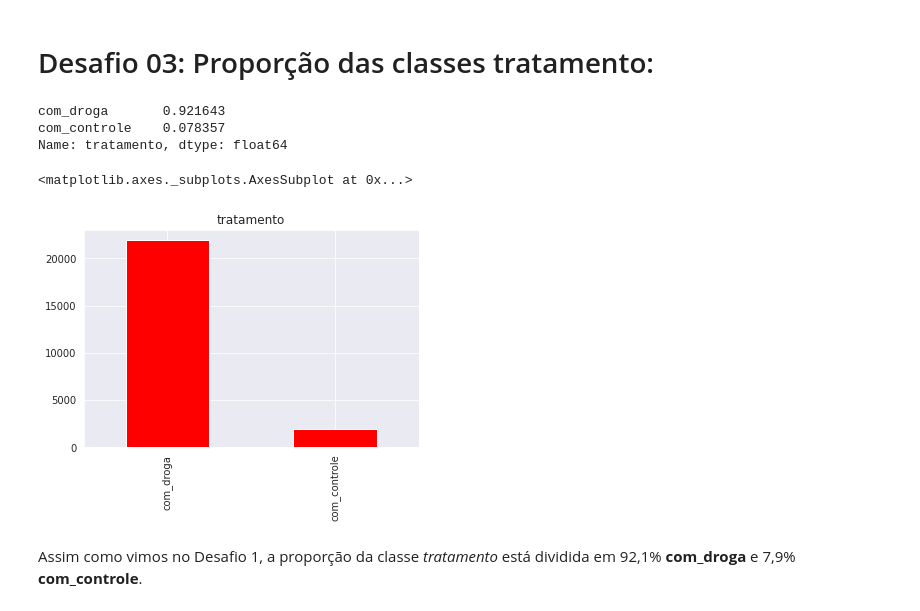
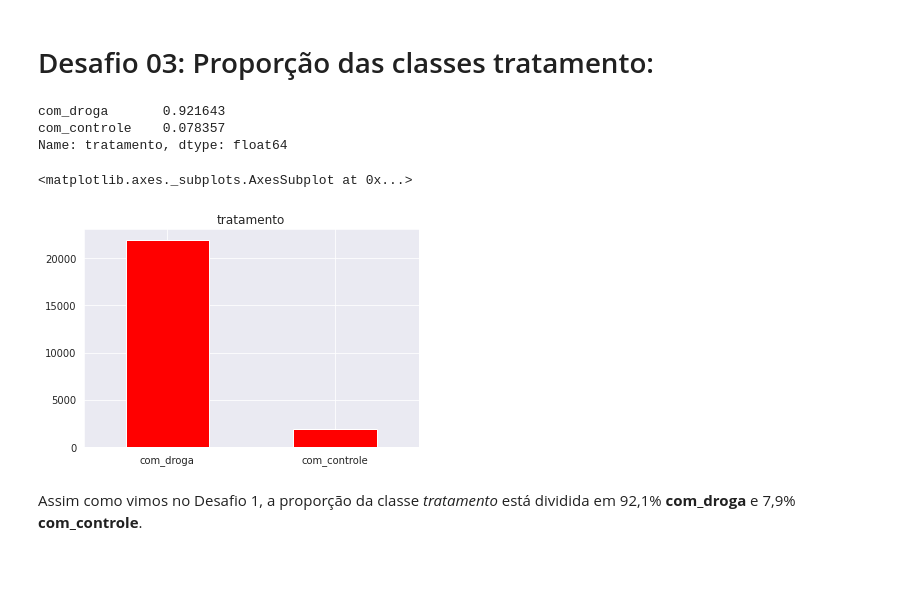
Before and after one commit to MisterGusMan/Alura_ID3, a Jupyter notebook: Análise_Aula_1.ipynb, the cells around one changed output. Drawn from its saved outputs; the diff is of its cells as text; code cells hidden in the pictures; blank space fills up the shorter version.

```diff
--- a/Análise_Aula_1.ipynb
+++ b/Análise_Aula_1.ipynb
@@ -144,13 +144,13 @@ df.iloc[-5:]
 # Desafio 03: Proporção das classes tratamento:
 # %%
 print(df['tratamento'].value_counts(normalize = True))
-df['tratamento'].value_counts().plot.bar(title = 'tratamento', color = 'red')
+df['tratamento'].value_counts().plot.bar(title = 'tratamento', color = 'red', rot = 0)
 # %% [output]
 com_droga       0.921643
 com_controle    0.078357
 Name: tratamento, dtype: float64
 <matplotlib.axes._subplots.AxesSubplot at 0x...>
-[figure, old version]
+[figure, new version]
 # %% [markdown]
 Assim como vimos no Desafio 1, a proporção da classe *tratamento* está dividida em 92,1% **com_droga** e 7,9% **com_controle**.
 # %% [markdown]
```
Also changed, not shown: parts of 1 cell of this notebook.
